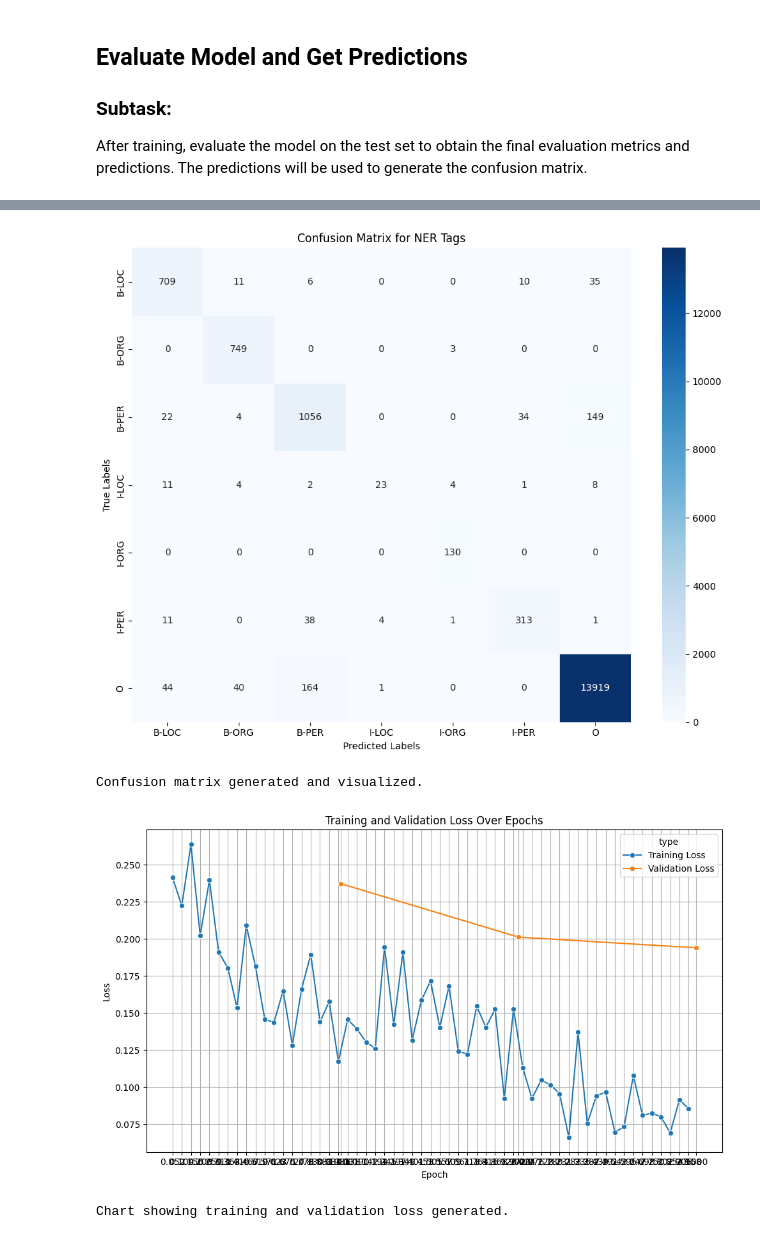
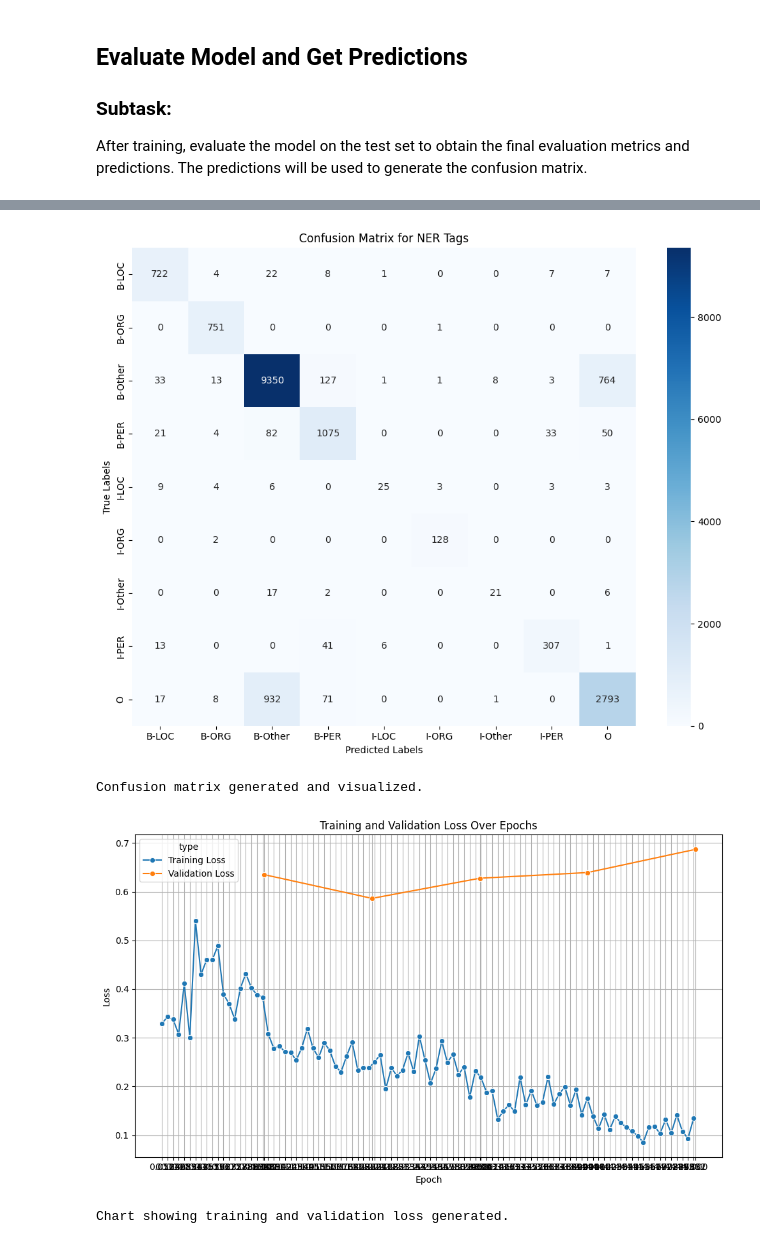
Before and after one commit to KasunUdayanga/NER-Sinhala-political-comment-identifier, a Jupyter notebook: Notebooks/xlm_roberta_large.ipynb, the cells around one changed output, grey strips where cells are left out. Drawn from its saved outputs; the diff is of its cells as text; code cells hidden in the pictures.

```diff
--- a/Notebooks/xlm_roberta_large.ipynb
+++ b/Notebooks/xlm_roberta_large.ipynb
@@ -11,5 +3,10 @@ I need to initialize an empty set to store unique NER tags, iterate through the
 # %%
-file_path = '/content/sinhala_ner_dataset_cleaned.conll'
+import pandas as pd
+from google.colab import drive
+drive.mount('/content/drive')
+file_path = '/content/drive/MyDrive/ColabNotebooks/sinhala_dataset_balanced.conll'
+
+
 
 def parse_conll_data(file_path):
     data = []
@@ -240,14 +210,3 @@ Model configuration: XLMRobertaConfig {
 # %% [markdown]
 **Reasoning**:
 The previous execution produced a warning about uninitialized weights in the classifier head, which is expected behavior when loading a pre-trained model for a new token classification task. The code itself is correct and performs the requested action of loading the model with the specified number of labels. No code changes are required to address this warning.
-# %%
-from transformers import XLMRobertaForTokenClassification
-
-# Determine the number of unique NER tags
-num_labels = len(id_to_tag)
-
-# Load the pre-trained XLMRobertaForTokenClassification model
-model = XLMRobertaForTokenClassification.from_pretrained(model_name, num_labels=num_labels)
-
-print(f"Loaded {model_name} model with {num_labels} labels for token classification.")
-print(f"Model configuration: {model.config}")
@@ -467,7 +351,7 @@ training_args = TrainingArguments(
     learning_rate=2e-5,             # Learning rate
     per_device_train_batch_size=4, # Further reduced batch size per device during training
     per_device_eval_batch_size=4,  # Further reduced batch size per device during evaluation
-    num_train_epochs=3,             # Total number of training epochs
+    num_train_epochs=5,             # Total number of training epochs
     weight_decay=0.01,              # Strength of weight decay
     logging_dir='./logs',           # Directory for storing logs
     logging_steps=100,              # Log every 100 steps
@@ -521,6 +410,11 @@ After training, evaluate the model on the test set to obtain the final evaluatio
 from sklearn.metrics import confusion_matrix
 import matplotlib.pyplot as plt
 import seaborn as sns
+
+# Get predictions from the trained model
+predictions = trainer.predict(test_dataset)
+raw_predictions = predictions.predictions
+true_labels_ids = predictions.label_ids
 
 predicted_labels_ids = np.argmax(raw_predictions, axis=2)
 
@@ -551,4 +446,4 @@ print("Confusion matrix generated and visualized.")
-[figure, old version]
+[figure, new version]
 Confusion matrix generated and visualized.
 # %%
 import matplotlib.pyplot as plt
@@ -588,5 +483,5 @@ plt.show()
 
 print("Chart showing training and validation loss generated.")
 # %% [output]
-[figure, old version]
+[figure, new version]
 Chart showing training and validation loss generated.
```
Also changed, not shown: parts of 20 cells of this notebook.
